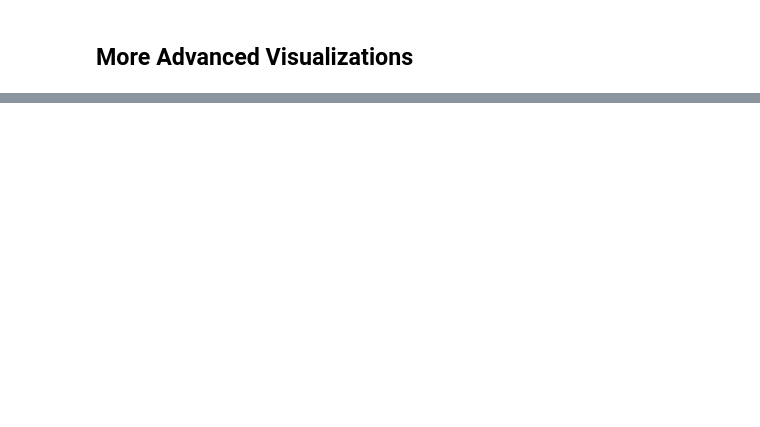
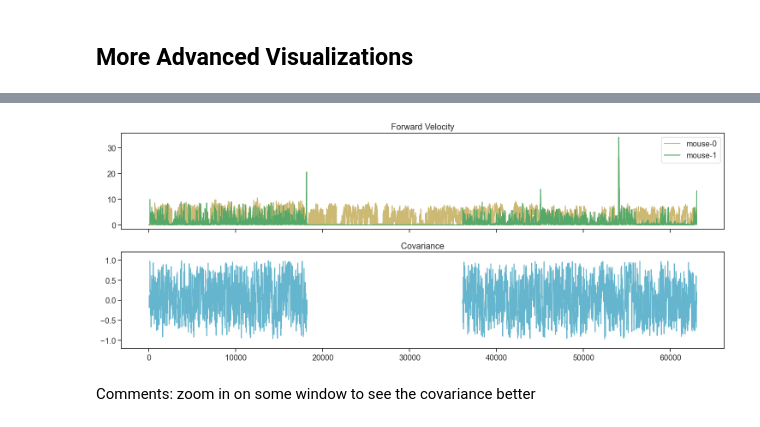
Before and after one commit to BrianNGitahi/NRI, a Jupyter notebook: Test_notebook.ipynb, the cells around one changed output, grey strips where cells are left out. Saved outputs shown, nothing was run; the diff lists cells and outputs as text; code cells hidden in the pictures; blank space fills up the shorter version.

```diff
--- a/Test_notebook.ipynb
+++ b/Test_notebook.ipynb
@@ -202,0 +253,35 @@ thx_vel_m1 = smooth_diff(thorax_loc[:,:,1])
+# %%
+import pandas as pd
+
+def corr_roll(datax, datay, win):
+    """
+    datax, datay are the two timeseries to find correlations between
+
+    win sets the number of frames over which the covariance is computed
+
+    """
+
+    s1 = pd.Series(datax)
+    s2 = pd.Series(datay)
+
+    return np.array(s2.rolling(win).corr(s1))
+# %%
+win = 50
+
+cov_vel = corr_roll(thx_vel_m0, thx_vel_m1,win)
+
+fig, ax = plt.subplots(2, 1, sharex=True, figsize=(15,6))
+ax[0].plot(thx_vel_m0, 'y', label='mouse-0')
+ax[0].plot(thx_vel_m1, 'g', label='mouse-1')
+ax[0].legend()
+ax[0].set_title('Forward Velocity')
+
+ax[1].plot(cov_vel, 'c', markersize=1)
+ax[1].set_ylim(-1.2, 1.2)
+ax[1].set_title('Covariance')
+
+fig.tight_layout()
+# %% [output]
+[figure, added]
+# %% [markdown]
+Comments: zoom in on some window to see the covariance better
```
Also changed, not shown: parts of 8 cells of this notebook.
